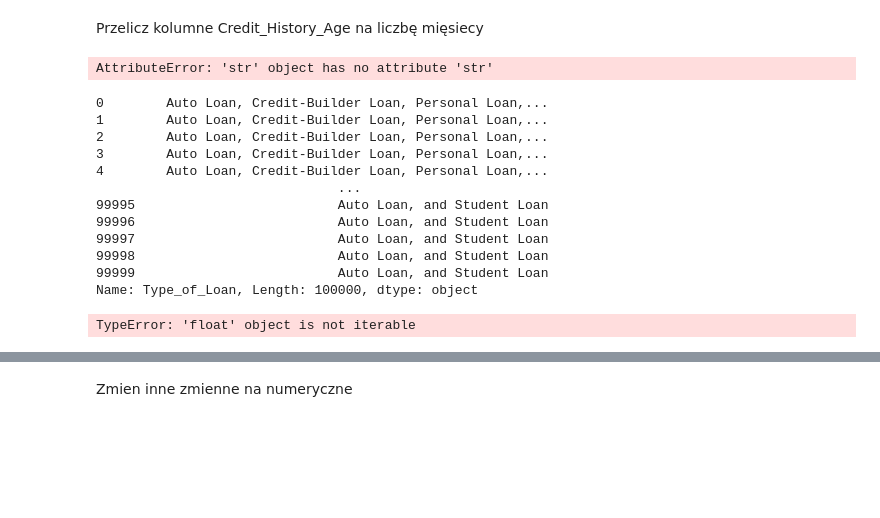
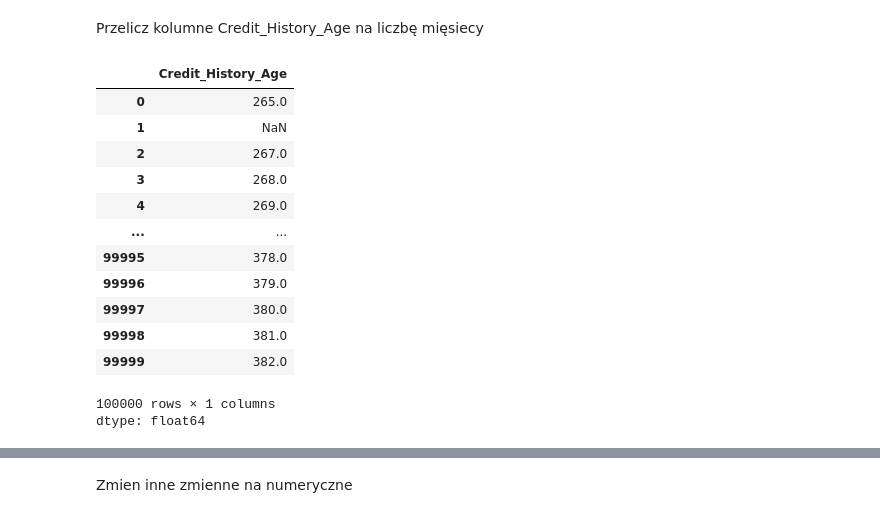
Before and after one commit to KrzysztofDrobnik/lecture1, a Jupyter notebook: PUM2_todo.ipynb, the cells around one changed output, grey strips where cells are left out. Saved outputs shown, nothing was run; the diff lists cells and outputs as text; code cells hidden in the pictures; blank space fills up the shorter version.

```diff
--- a/PUM2_todo.ipynb
+++ b/PUM2_todo.ipynb
@@ -222,44 +245,30 @@ Przelicz kolumne Credit_History_Age na liczbę mięsiecy
 # %%
 df['Credit_History_Age']
 
-def convert_to_months(data):
-  data_split = data.split()
-  year = data_split[0]
-  months = data_split[3]
+def convert(data):
+  if pd.isna(data):
+    return data
+  data_split = data.split(' ')
+  years = int(data_split[0])
+  months = int(data_split[3])
+  return_value = years*12 + months
+  return return_value
 
-  calculation = int(year) * 12 + int(months)
+df['Credit_History_Age'] = df['Credit_History_Age'].apply(convert)
 
-  return calculation
-
-df['Credit_History_Age'] = df['Credit_History_Age'].apply(convert_to_months)
+df['Credit_History_Age']
 # %% [output]
+|  | Credit_History_Age |
+| 0 | 265.0 |
+| 1 | NaN |
+| 2 | 267.0 |
+| 3 | 268.0 |
+| 4 | 269.0 |
+| ... | ... |
+| 99995 | 378.0 |
+| 99996 | 379.0 |
+| 99997 | 380.0 |
+| 99998 | 381.0 |
+| 99999 | 382.0 |
-AttributeError: 'str' object has no attribute 'str'
+100000 rows × 1 columns
+dtype: float64
-# %%
-# Rozdzielanie wartości po przecinku i usuwanie zbędnych spacji
-print(df['Type_of_Loan'])
-df['Type_of_Loan'] = df['Type_of_Loan'].str.split(', ')
-
-
-
-# Użycie MultiLabelBinarizer do One-Hot Encoding
-mlb = MultiLabelBinarizer()
-encoded_df = pd.DataFrame(mlb.fit_transform(df['Type_of_Loan']), columns=mlb.classes_)
-
-# Łączenie z oryginalnym DataFrame
-df = df.join(encoded_df).drop(columns=['Type_of_Loan'])
-
-print(df.head())
-# %% [output]
-0        Auto Loan, Credit-Builder Loan, Personal Loan,...
-1        Auto Loan, Credit-Builder Loan, Personal Loan,...
-2        Auto Loan, Credit-Builder Loan, Personal Loan,...
-3        Auto Loan, Credit-Builder Loan, Personal Loan,...
-4        Auto Loan, Credit-Builder Loan, Personal Loan,...
-                               ...
-99995                          Auto Loan, and Student Loan
-99996                          Auto Loan, and Student Loan
-99997                          Auto Loan, and Student Loan
-99998                          Auto Loan, and Student Loan
-99999                          Auto Loan, and Student Loan
-Name: Type_of_Loan, Length: 100000, dtype: object
-TypeError: 'float' object is not iterable
```
Also changed, not shown: parts of 13 cells of this notebook.
